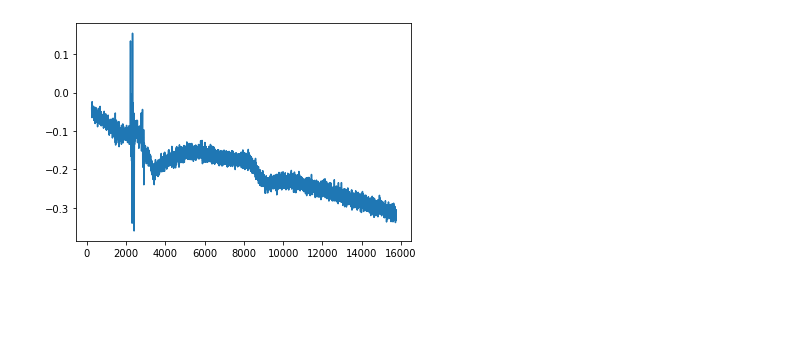
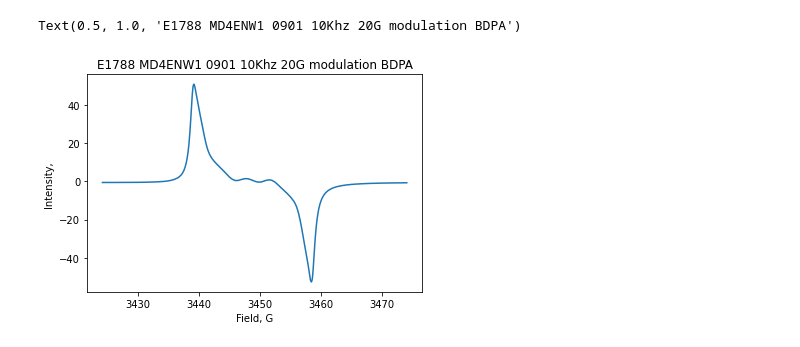
Before and after one commit to KonstantinKonov/BES3T_Converter, a Jupyter notebook: BES3T_Converter.ipynb, the cells around one changed output. Saved outputs shown, nothing was run; the diff lists cells and outputs as text; code cells hidden in the pictures; blank space fills up the shorter version.

```diff
--- a/BES3T_Converter.ipynb
+++ b/BES3T_Converter.ipynb
@@ -38,7 +38,7 @@ class DTA():
                 if line[0] in ['*', '#', '\n', '\t', '.', ' ']:
                     continue
                 parameter_lst = line.split()
-                parameters[parameter_lst[0]] = ' '.join(parameter_lst[1:])
+                parameters[parameter_lst[0]] = ' '.join(parameter_lst[1:]).replace("'", "")
         return parameters
 
     '''
@@ -198,4 +194,12 @@ dta.load_data()
-# %%
-plt.plot(dta.data[0][0], dta.data[1][:, 5]);
-# %% [output]
-[figure, removed]
+# %%
+# Testing 1D
+dta = DTA('./data/1D/md4enw1_mod10.DTA')
+dta.load_data()
+
+plt.plot(dta.data[0][0], dta.data[1]);
+plt.xlabel(f"{dta.parameters['XNAM']}, {dta.parameters['XUNI']}")
+plt.ylabel(f"{dta.parameters['IRNAM']}, {dta.parameters['IRUNI']}")
+plt.title(dta.parameters['TITL'])
+# %% [output]
+Text(0.5, 1.0, 'E1788 MD4ENW1 0901 10Khz 20G modulation BDPA')
+[figure, added]
```
Also changed, not shown: parts of 3 cells of this notebook.
